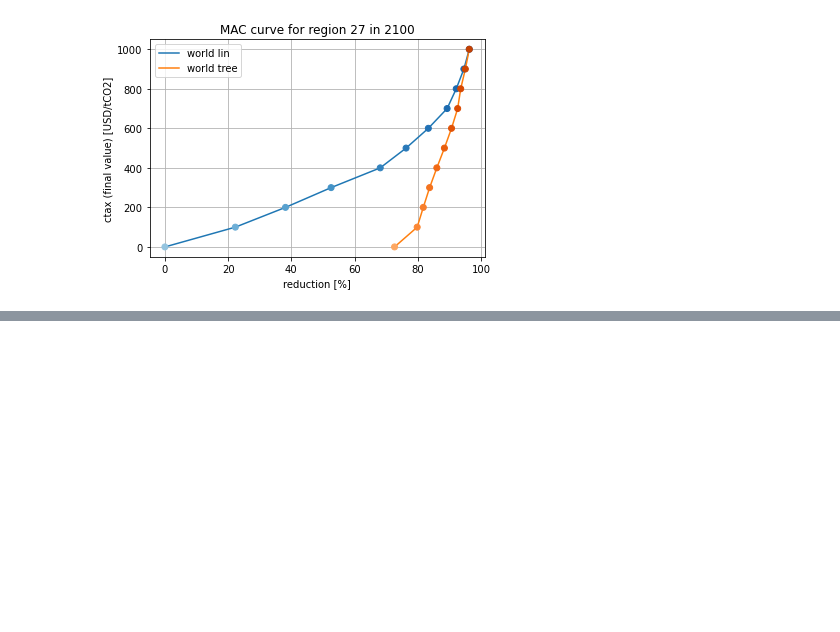
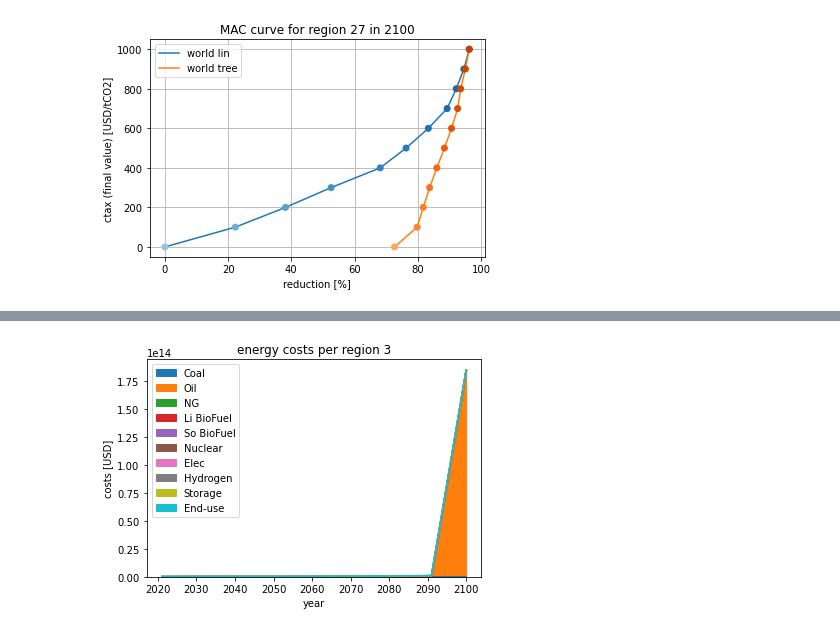
Before and after one commit to TVHTE/PBL_Code, a Jupyter notebook: Emulator/mitig_costs.ipynb, the cells around one changed output, grey strips where cells are left out. Drawn from its saved outputs; the diff is of its cells as text; code cells hidden in the pictures; blank space fills up the shorter version.

```diff
--- a/Emulator/mitig_costs.ipynb
+++ b/Emulator/mitig_costs.ipynb
@@ -190,0 +172,82 @@ show over time how each element is changing
+# %%
+"""
+stacked graph for baseline and mitigation scenario,
+show over time how each element is changing with area plot
+"""
+
+totcost_ctax_0 = pd.read_table('C:/Users/toonv/Documents/PBL/Data/paths_costs/lin_results/TCostTot_ctax_0.dat', sep = ',', names = ['onecol'], index_col=False)
+totcost_ctax_1000 = pd.read_table('C:/Users/toonv/Documents/PBL/Data/paths_costs/lin_results/TCostTot_ctax_1000.dat', sep = ',', names = ['onecol'], index_col=False)
+region = 2
+
+totcost_ctax_0.iloc[-1] = 1.36199e+14
+totcost_ctax_1000.iloc[-1] = 2.582932e+14
+
+def stacked_graph(table, region):
+
+    years = [2021, 2031, 2041, 2051, 2061, 2071, 2081, 2091, 2100]
+    columns=['Coal', 'Oil', 'NG', 'Li BioFuel', 'So BioFuel', 'Nuclear', 'Elec', 'Hydrogen', 'Storage', 'End-use']
+    table.iloc[0] = 1971
+    year_indices = [table.loc[table['onecol'] == str(year)].index.values for year in years]
+
+    shares_list = []
+
+    for count, year_index in enumerate(year_indices):
+
+        shares = []
+
+        year_index = year_index[0]
+        column = years[count]
+        first_column = table[year_index:year_index+28]  #all first 28 values all regions
+        first_col = np.array(first_column['onecol'].values).astype(float)  #skip the first row which is year
+
+        shares.append(first_col[region])
+
+        for count_2, i in enumerate(range(29, 281, 28)):
+
+            shares_col = columns[count_2+1]
+
+            row = year_index + i + region
+
+            world_sector_cost = table.iloc[row]['onecol']
+
+            shares.append(world_sector_cost)
+
+#             print(count, shares_col, world_sector_cost)
+
+        shares_list.append(shares)
+
+    shares_df = pd.DataFrame(shares_list, columns=columns)
+    shares_df['year'] = years
+    shares_df.set_index('year', drop=True, inplace=True)
+    shares_df = shares_df.astype(float)
+
+    return shares_df
+
+shares_1000 = stacked_graph(totcost_ctax_1000, region)
+shares_0 = stacked_graph(totcost_ctax_0, region)
+
+shares_1000.plot.area(y=['Coal', 'Oil', 'NG', 'Li BioFuel', 'So BioFuel', 'Nuclear', 'Elec', 'Hydrogen', 'Storage'],
+                           stacked=True, ylabel='costs [USD]', title=f'energy costs per region {region + 1}')
+
+shares_1000.plot.area(stacked=True, ylabel='costs [USD]', title=f'energy costs per region {region + 1}')
+
+shares_0.plot.area(stacked=True, ylabel='costs [USD]', title=f'energy costs per region {region + 1}')
+
+shares_0.tail()
+
+all_regions = [i for i in range(28)]
+
+plt.figure(1, figsize=(100, 60), dpi=180)
+
+for index, region in enumerate(all_regions):
+
+    costs = stacked_graph(totcost_ctax_1000, region)
+
+    plt.subplot(7,4,index+1)
+
+    costs.plot.area(stacked=True, legend=False, ax=plt.gca(), sharex='years', title=f'region={region+1}',
+                   figsize=(20,20))
+
+plt.savefig('C:/Users/toonv/Documents/PBL/Figs/costs_per_region.jpeg')
+# %% [output]
+[figure, added]
```
Also changed, not shown: parts of 3 cells of this notebook, 5 other files.
